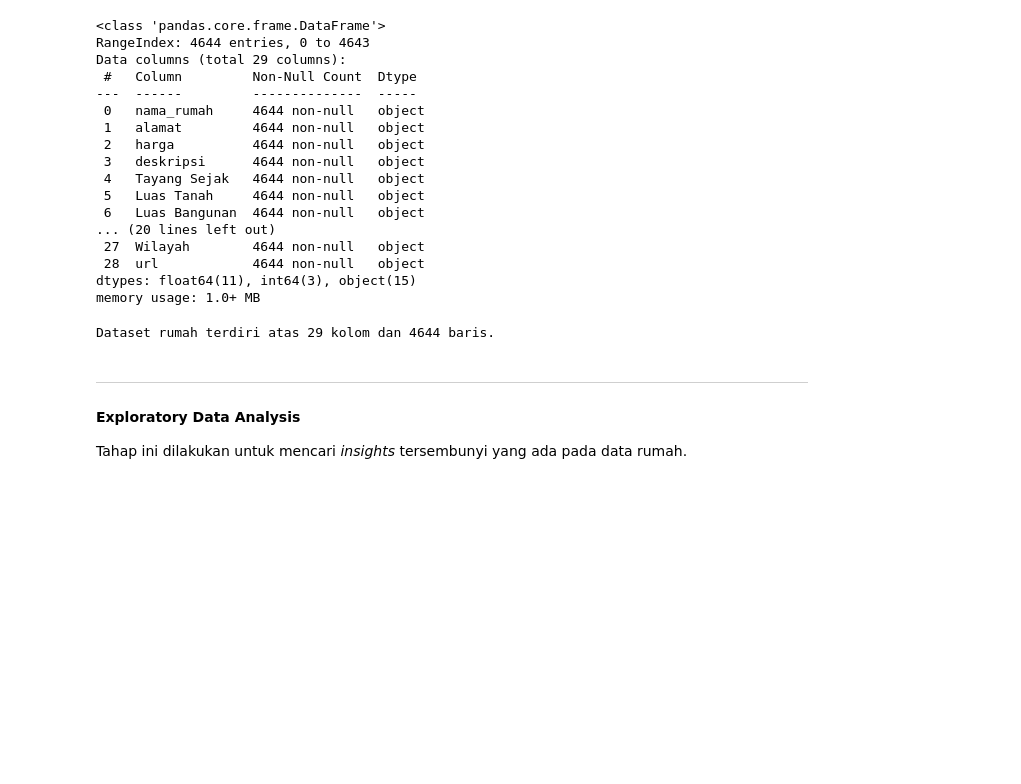
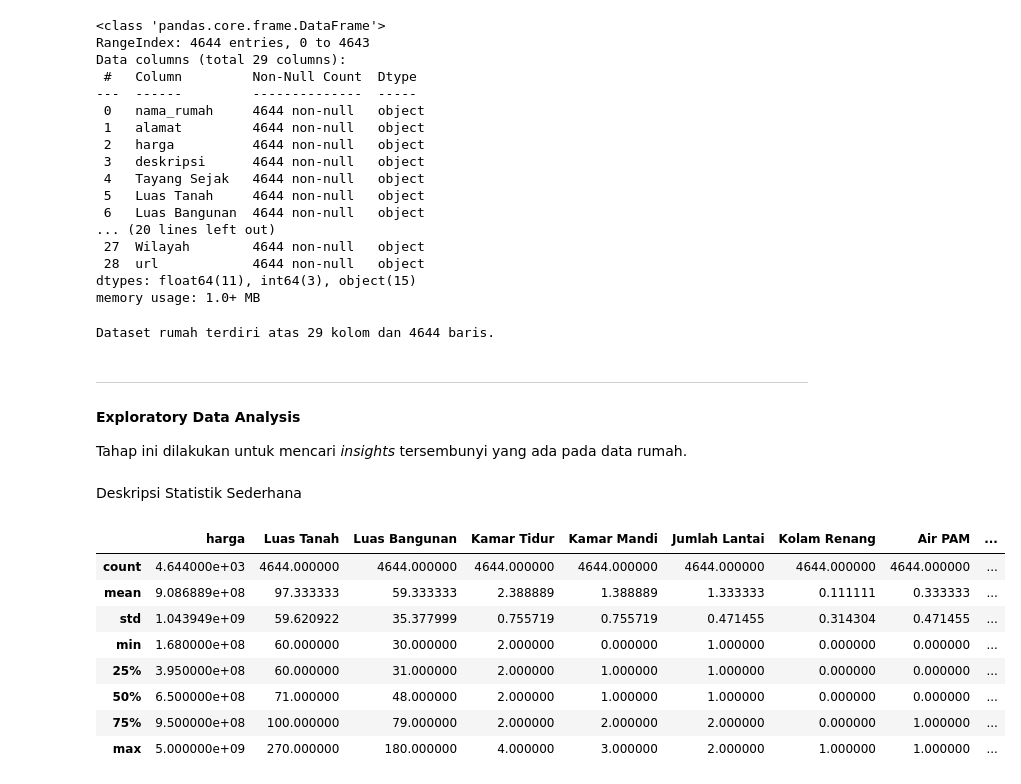
Before and after one commit to daff00/house-price-prediction, a Jupyter notebook: house_price_prediction.ipynb, the cells around one changed output. Saved outputs shown, nothing was run; the diff lists cells and outputs as text; code cells hidden in the pictures; blank space fills up the shorter version.

```diff
--- a/house_price_prediction.ipynb
+++ b/house_price_prediction.ipynb
@@ -194,4 +200,19 @@ Dataset rumah terdiri atas 29 kolom dan 4644 baris.
 # %% [markdown]
 ---
 #### Exploratory Data Analysis
-Tahap ini dilakukan untuk mencari <i> insights </i> tersembunyi yang ada pada data rumah.
+Tahap ini dilakukan untuk mencari <i> insights </i> tersembunyi yang ada pada data rumah. <br> <br>
+Deskripsi Statistik Sederhana
+# %%
+# Pilih kolom dengan tipe data numerik
+numeric_columns = rumah.select_dtypes(include=['number'])
+numeric_columns.describe()
+# %% [output]
+|  | harga | Luas Tanah | Luas Bangunan | Kamar Tidur | Kamar Mandi | Jumlah Lantai | Kolam Renang | Air PAM | ... |
+| count | 4.644000e+03 | 4644.000000 | 4644.000000 | 4644.000000 | 4644.000000 | 4644.000000 | 4644.000000 | 4644.000000 | ... |
+| mean | 9.086889e+08 | 97.333333 | 59.333333 | 2.388889 | 1.388889 | 1.333333 | 0.111111 | 0.333333 | ... |
+| std | 1.043949e+09 | 59.620922 | 35.377999 | 0.755719 | 0.755719 | 0.471455 | 0.314304 | 0.471455 | ... |
+| min | 1.680000e+08 | 60.000000 | 30.000000 | 2.000000 | 0.000000 | 1.000000 | 0.000000 | 0.000000 | ... |
+| 25% | 3.950000e+08 | 60.000000 | 31.000000 | 2.000000 | 1.000000 | 1.000000 | 0.000000 | 0.000000 | ... |
+| 50% | 6.500000e+08 | 71.000000 | 48.000000 | 2.000000 | 1.000000 | 1.000000 | 0.000000 | 0.000000 | ... |
+| 75% | 9.500000e+08 | 100.000000 | 79.000000 | 2.000000 | 2.000000 | 2.000000 | 0.000000 | 1.000000 | ... |
+| max | 5.000000e+09 | 270.000000 | 180.000000 | 4.000000 | 3.000000 | 2.000000 | 1.000000 | 1.000000 | ... |
```
Also changed, not shown: parts of 7 cells of this notebook.
